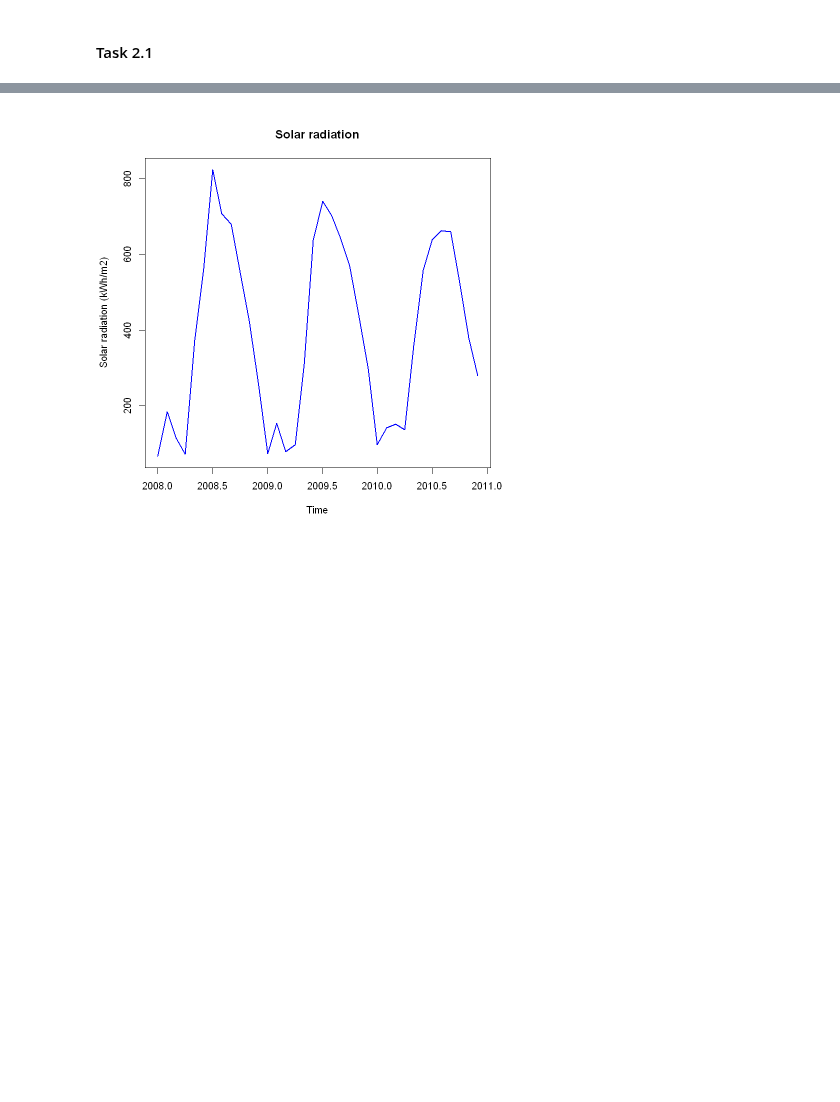
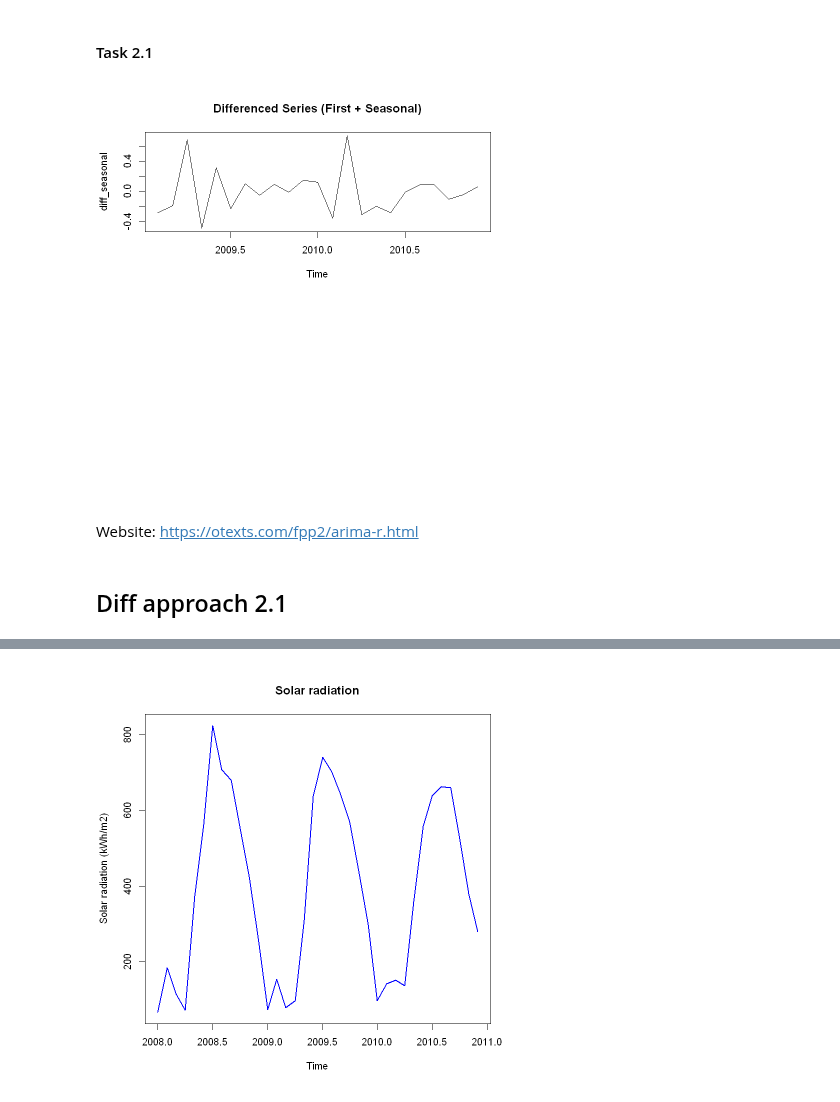
Before and after one commit to mathilderask/TimeSeriesAnalysis, a Jupyter notebook: Assig3/opg2_r.ipynb, the cells around one changed output, grey strips where cells are left out. Drawn from its saved outputs; the diff is of its cells as text; code cells hidden in the pictures; blank space fills up the shorter version.

```diff
--- a/Assig3/opg2_r.ipynb
+++ b/Assig3/opg2_r.ipynb
@@ -20,0 +71,16 @@ Yts <- ts(Y[,3], start=c(Y$year[1], Y$month[1]), frequency=12)
+# %%
+# First-order differencing to remove trend
+diff1 <- diff(Xt, differences = 1)
+
+# Seasonal differencing (lag 12) to remove seasonality
+diff_seasonal <- diff(diff1, lag = 12)
+
+# Plot to inspect
+par(bg="white", mfrow = c(2, 1))
+ts.plot(diff_seasonal, main = "Differenced Series (First + Seasonal)")
+# %% [output]
+[figure, added]
+# %% [markdown]
+Website: https://otexts.com/fpp2/arima-r.html
+# %% [markdown]
+## Diff approach 2.1
```
Also changed, not shown: parts of 28 cells of this notebook, 2 other files.
